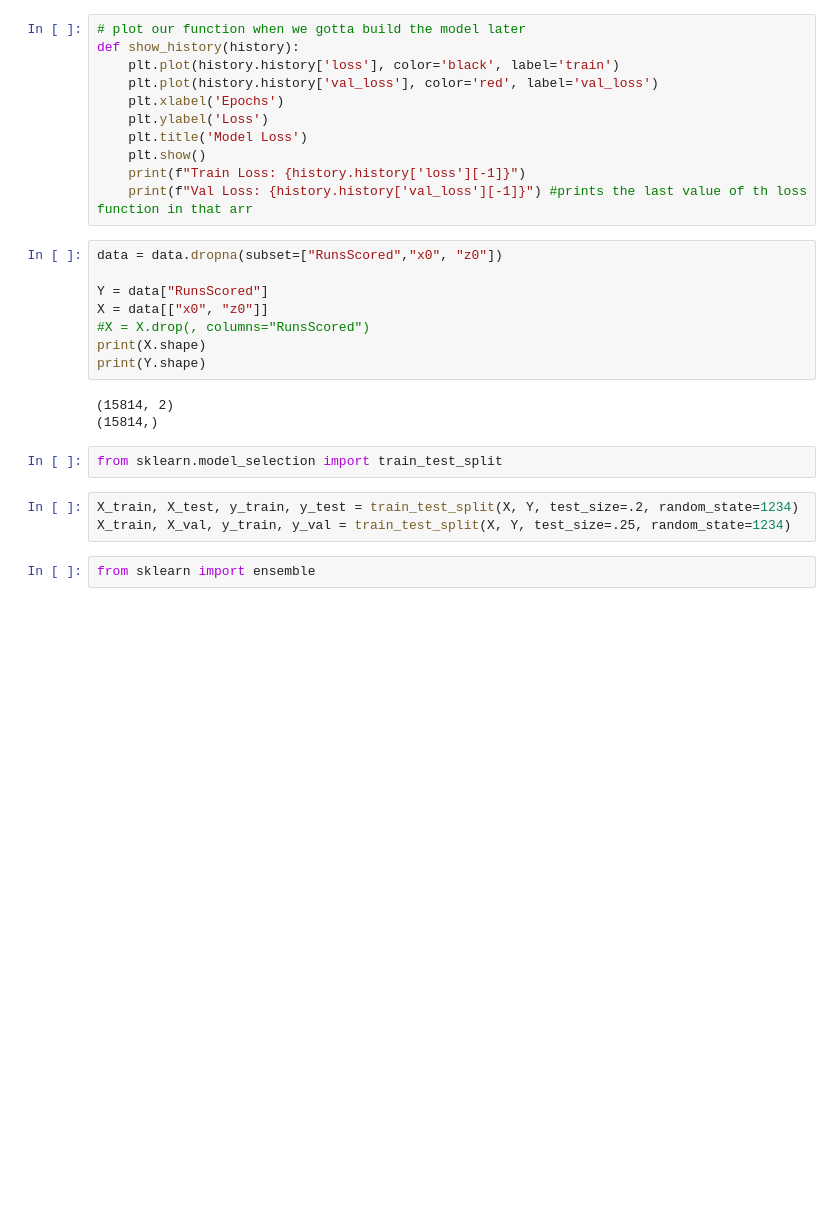
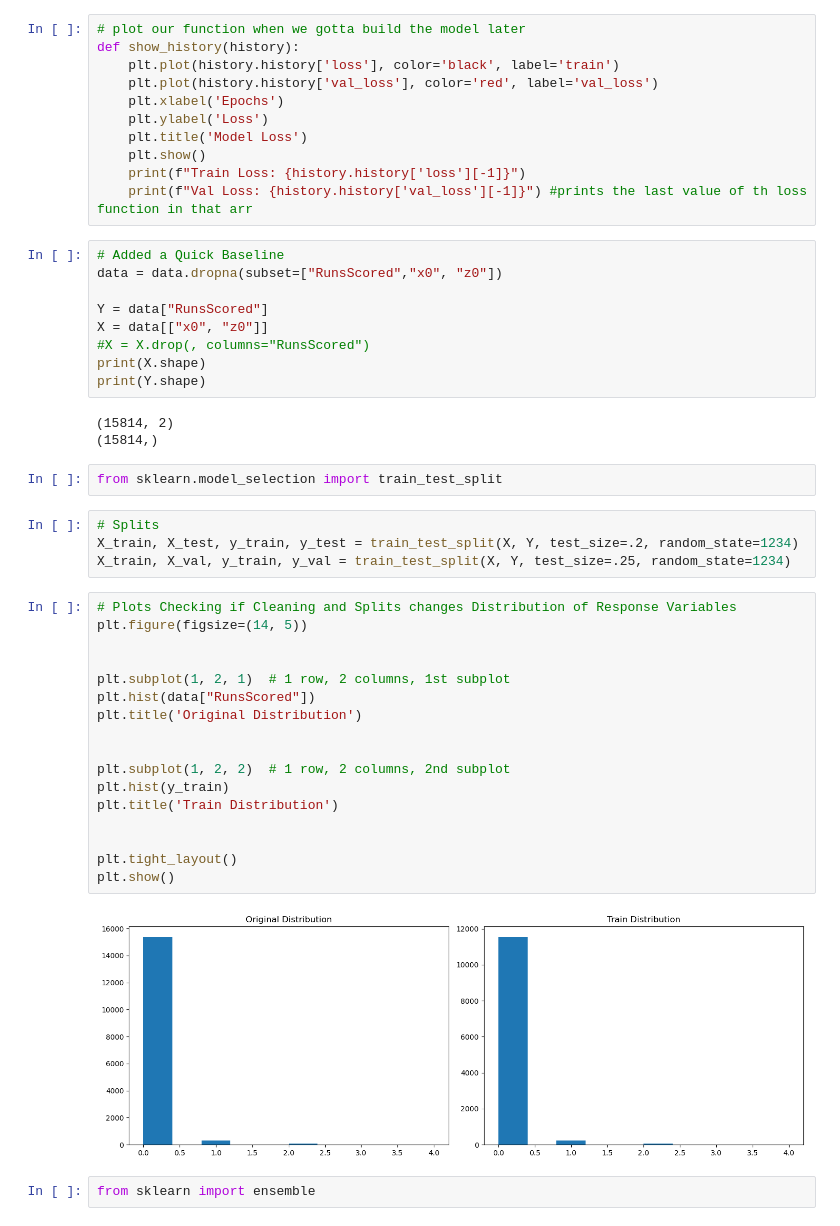
Before and after one commit to tmayer10/talkin-ball-with-Santerre, a Jupyter notebook: EDA.ipynb, the cells around one changed output. Cells and saved outputs as stored; diff of their text form; blank space fills up the shorter version.

```diff
--- a/EDA.ipynb
+++ b/EDA.ipynb
@@ -266,6 +266,7 @@ def show_history(history):
     print(f"Train Loss: {history.history['loss'][-1]}")
     print(f"Val Loss: {history.history['val_loss'][-1]}") #prints the last value of th loss function in that arr
 # %%
+# Added a Quick Baseline
 data = data.dropna(subset=["RunsScored","x0", "z0"])
 
 Y = data["RunsScored"]
@@ -279,8 +280,28 @@ print(Y.shape)
 # %%
 from sklearn.model_selection import train_test_split
 # %%
+# Splits
 X_train, X_test, y_train, y_test = train_test_split(X, Y, test_size=.2, random_state=1234)
 X_train, X_val, y_train, y_val = train_test_split(X, Y, test_size=.25, random_state=1234)
+# %%
+# Plots Checking if Cleaning and Splits changes Distribution of Response Variables
+plt.figure(figsize=(14, 5))
+
+
+plt.subplot(1, 2, 1)  # 1 row, 2 columns, 1st subplot
+plt.hist(data["RunsScored"])
+plt.title('Original Distribution')
+
+
+plt.subplot(1, 2, 2)  # 1 row, 2 columns, 2nd subplot
+plt.hist(y_train)
+plt.title('Train Distribution')
+
+
+plt.tight_layout()
+plt.show()
+# %% [output]
+[figure, added]
 # %%
 from sklearn import ensemble
 # %%
```
Also changed, not shown: parts of 2 cells of this notebook.
